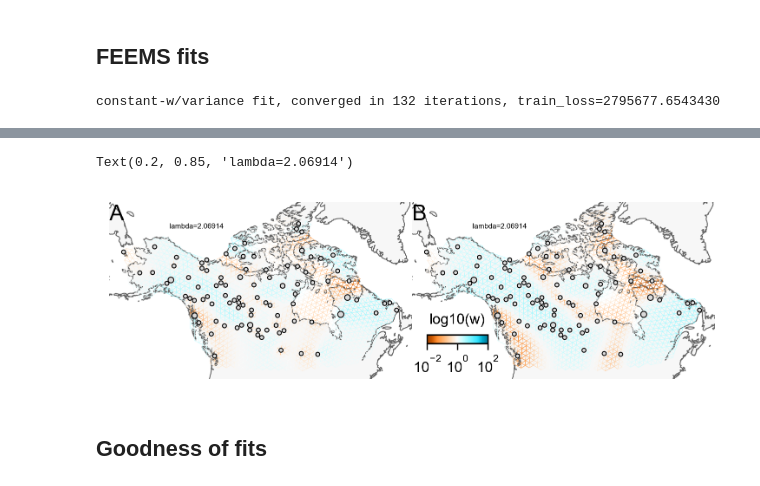
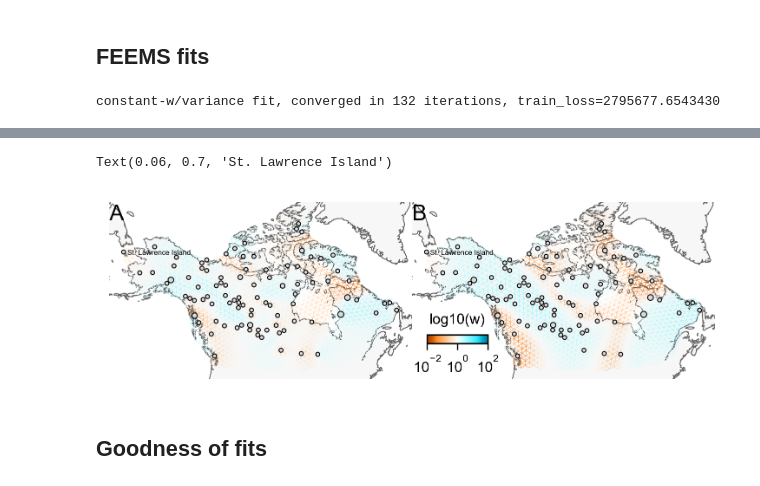
Before and after one commit to jhmarcus/feems-analysis, a Jupyter notebook: notebooks/joint-estimation/supp-figure-13-and-14-joint-est.ipynb, the cells around one changed output, grey strips where cells are left out. Saved outputs shown, nothing was run; the diff lists cells and outputs as text; code cells hidden in the pictures.

```diff
--- a/notebooks/joint-estimation/supp-figure-13-and-14-joint-est.ipynb
+++ b/notebooks/joint-estimation/supp-figure-13-and-14-joint-est.ipynb
@@ -89,8 +89,7 @@ v = Viz(ax_00, sp_graph, projection=projection, edge_width=edge_width,
 v.draw_map()
 v.draw_edges(use_weights=True)
 v.draw_obs_nodes(use_ids=False)
-ax_00.text(.2, .85, "lambda={:.5f}".format(lamb),
-           fontdict={"fontsize": 4}, transform = ax_00.transAxes)
+ax_00.text(.06, .7, "St. Lawrence Island", fontdict={"fontsize": 4}, transform = ax_00.transAxes)
 
 # axis 01
 ax_01 = fig.add_subplot(spec[0, 1], projection=projection)
@@ -113,8 +112,7 @@ v.cbar_font_size = cbar_font_size
 v.cbar_orientation = cbar_orientation
 v.cbar_ticklabelsize = cbar_ticklabelsize
 v.draw_edge_colorbar()
-ax_01.text(.2, .85, "lambda={:.5f}".format(lamb),
-           fontdict={"fontsize": 4}, transform = ax_01.transAxes)
+ax_01.text(.06, .7, "St. Lawrence Island", fontdict={"fontsize": 4}, transform = ax_01.transAxes)
 # %% [output]
 constant-w/variance fit, converged in 132 iterations, train_loss=2795677.6543430
 lambda=2.0691381, alpha=0.8354260, converged in 48 iterations, train_loss=2767773.0046874
@@ -125,5 +123,5 @@ Wall time: 11.4 s
-Text(0.2, 0.85, 'lambda=2.06914')
+Text(0.06, 0.7, 'St. Lawrence Island')
-[figure, old version]
+[figure, new version]
 # %%
 fig.savefig(
     "../../output/figures/supp-figure-13-joint-est.pdf", bbox_inches="tight", pad_inches=.1
```
Also changed, not shown: parts of 1 cell of this notebook, 3 other files.
